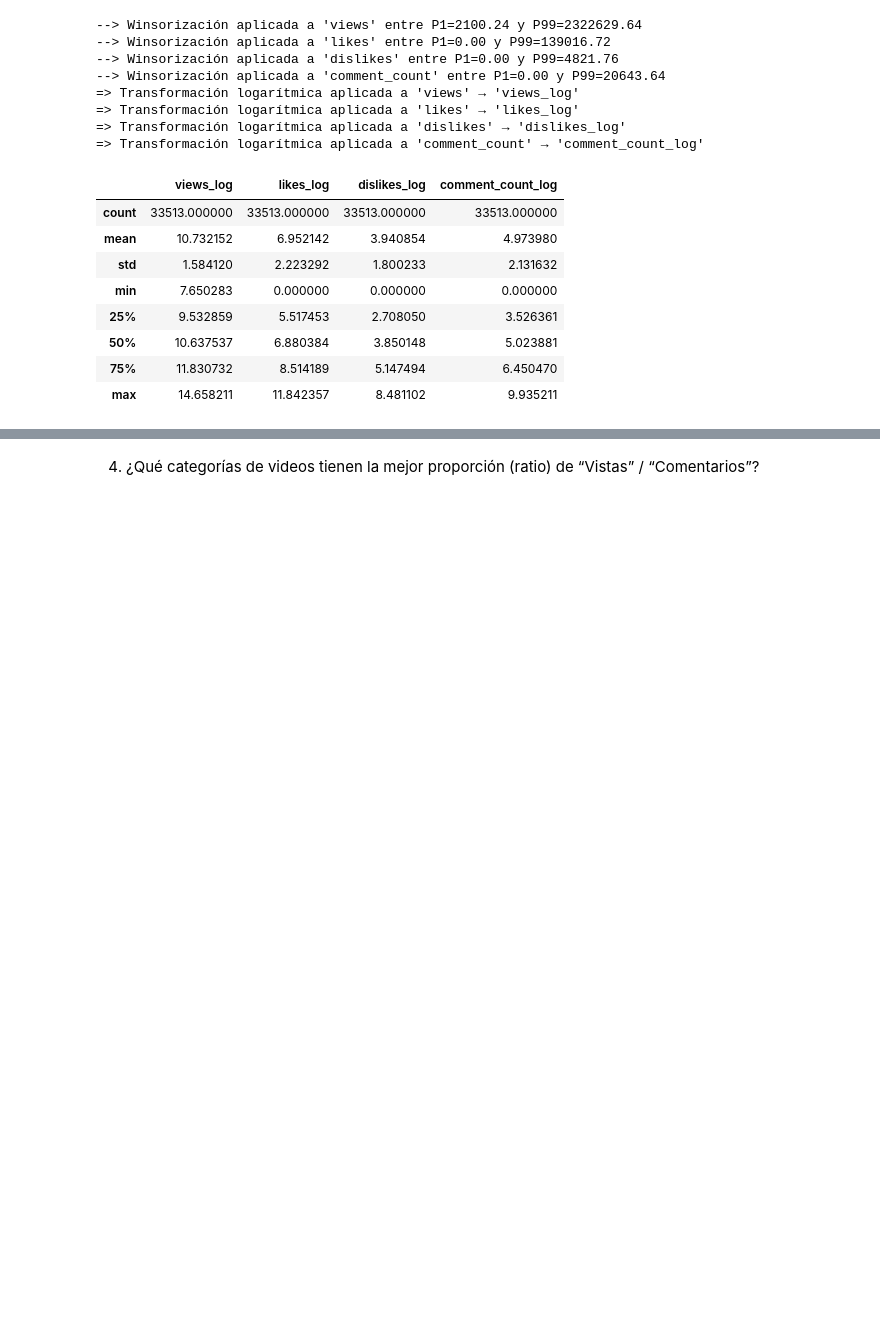
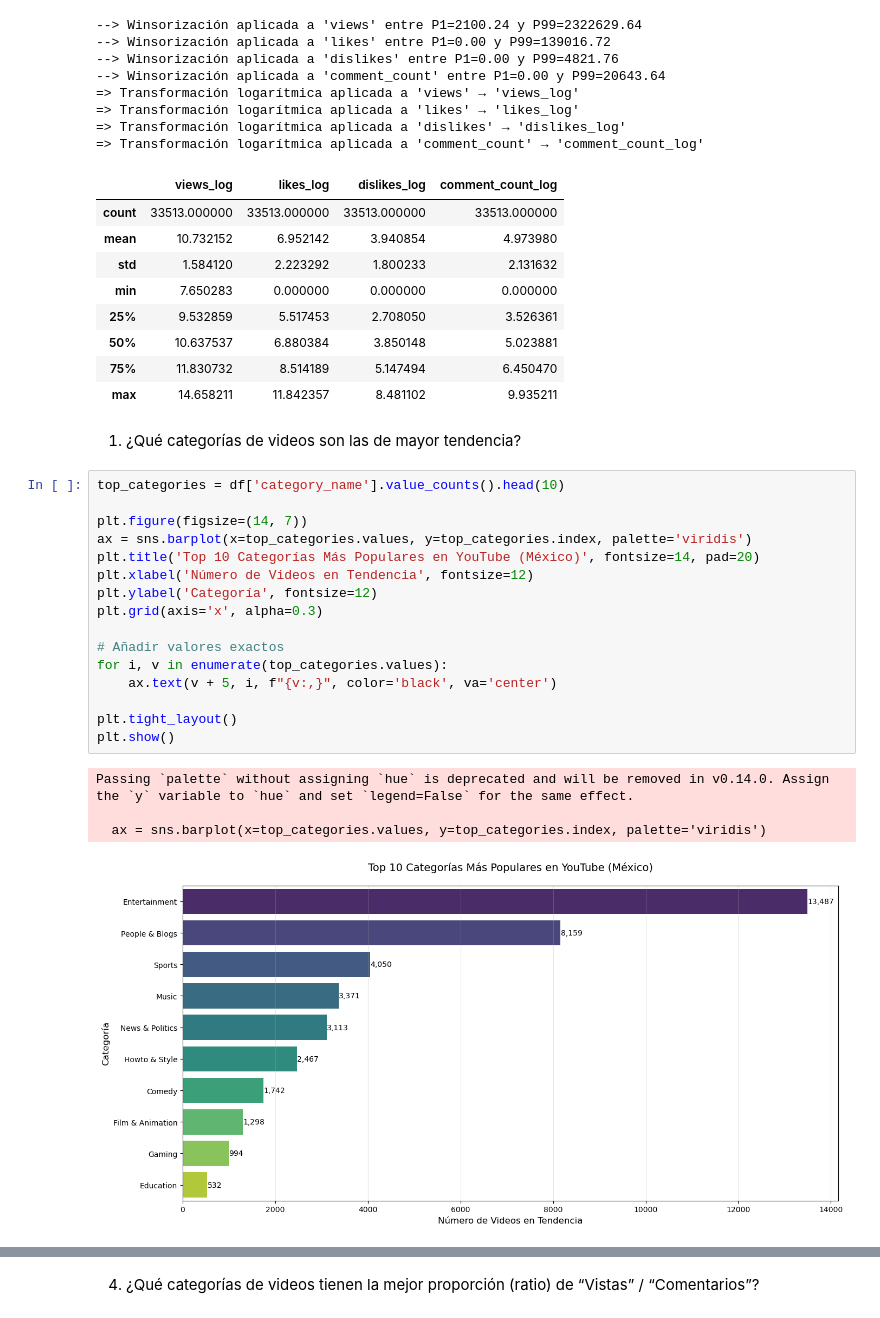
Before and after one commit to TucaraWorld/FDS-2025-1-260, a Jupyter notebook: code/upc-2025-01-260-4-tf.ipynb, the cells around one changed output, grey strips where cells are left out. Saved outputs shown, nothing was run; the diff lists cells and outputs as text; blank space fills up the shorter version.

```diff
--- a/code/upc-2025-01-260-4-tf.ipynb
+++ b/code/upc-2025-01-260-4-tf.ipynb
@@ -155,3 +343,26 @@ data_limpia[[f'{col}_log' for col in columnas_numericas]].describe()
 | 50% | 10.637537 | 6.880384 | 3.850148 | 5.023881 |
 | 75% | 11.830732 | 8.514189 | 5.147494 | 6.450470 |
 | max | 14.658211 | 11.842357 | 8.481102 | 9.935211 |
+# %% [markdown]
+1. ¿Qué categorías de videos son las de mayor tendencia?
+# %%
+top_categories = df['category_name'].value_counts().head(10)
+
+plt.figure(figsize=(14, 7))
+ax = sns.barplot(x=top_categories.values, y=top_categories.index, palette='viridis')
+plt.title('Top 10 Categorías Más Populares en YouTube (México)', fontsize=14, pad=20)
+plt.xlabel('Número de Videos en Tendencia', fontsize=12)
+plt.ylabel('Categoría', fontsize=12)
+plt.grid(axis='x', alpha=0.3)
+
+# Añadir valores exactos
+for i, v in enumerate(top_categories.values):
+    ax.text(v + 5, i, f"{v:,}", color='black', va='center')
+
+plt.tight_layout()
+plt.show()
+# %% [output]
+Passing `palette` without assigning `hue` is deprecated and will be removed in v0.14.0. Assign the `y` variable to `hue` and set `legend=False` for the same effect.
+
+  ax = sns.barplot(x=top_categories.values, y=top_categories.index, palette='viridis')
+[figure, added]
```
Also changed, not shown: parts of 24 cells of this notebook.
